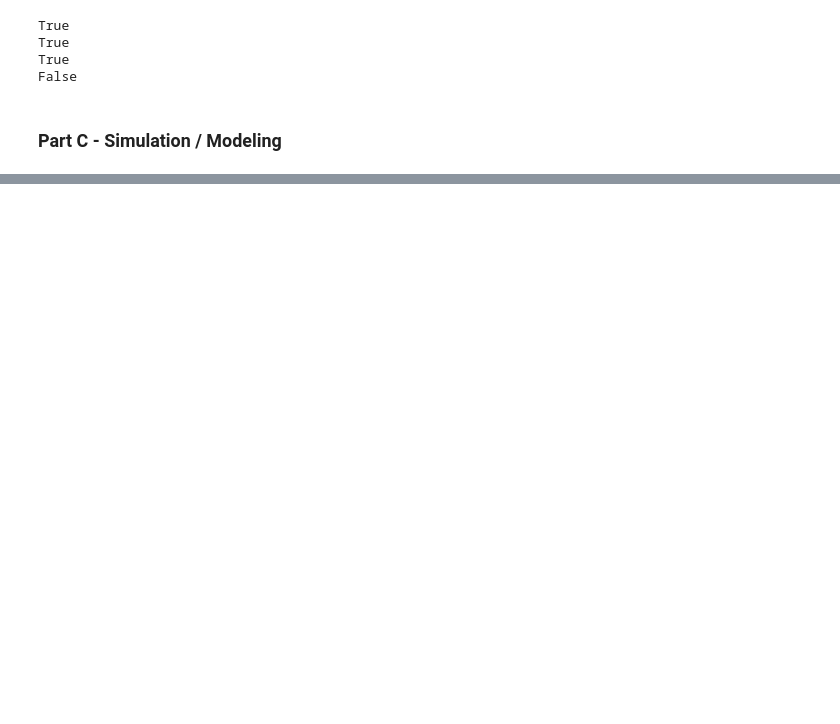
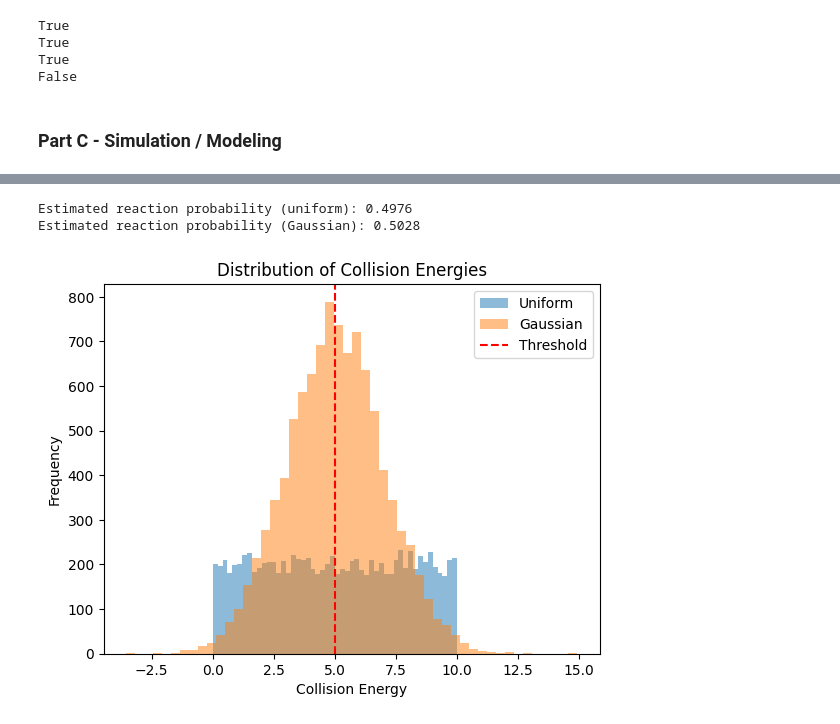
Before and after one commit to LucasEiche/ModLab_groupK, a Jupyter notebook: Project 1/Computational Carpentry Project_group K.ipynb, the cells around one changed output, grey strips where cells are left out. Drawn from its saved outputs; the diff is of its cells as text; code cells hidden in the pictures; blank space fills up the shorter version.

```diff
--- a/Project 1/Computational Carpentry Project_group K.ipynb
+++ b/Project 1/Computational Carpentry Project_group K.ipynb
@@ -216,18 +399,37 @@ convergence_plot(10000, 500)  # Plot convergence up to 10000 samples
 # %%
 # 2. Chemistry-inspired Monte Carlo
 def simulate_collisions(M, threshold=5.0, distribution="uniform"):
-    exceed = 0
-    energies = []
+    exceed = 0        # Counter for collisions exceeding threshold energy
+    energies = []     # List to store the energy of each collision
     for _ in range(M):
         if distribution == "uniform":
-            e = random.uniform(0, 10)
+            e = random.uniform(0, 10)  # Random energy between 0 and 10
         else:
-            e = random.gauss(5, 2)
+            e = random.gauss(5, 2)     # Random energy from Gaussian distribution
         energies.append(e)
         if e > threshold:
             exceed += 1
+    # Return estimated reaction probability and list of energies
     return exceed / M, energies
 
 # Example usage
 prob_uniform, energies_uniform = simulate_collisions(10000, distribution="uniform")  # Probability with uniform distribution
 prob_gauss, energies_gauss = simulate_collisions(10000, distribution="gauss")      # Probability with Gaussian distribution
+
+# Print the estimated probabilities
+print(f"Estimated reaction probability (uniform): {prob_uniform:.4f}")
+print(f"Estimated reaction probability (Gaussian): {prob_gauss:.4f}")
+
+# Plot histograms of collision energies for visualization
+plt.hist(energies_uniform, bins=50, alpha=0.5, label="Uniform")
+plt.hist(energies_gauss, bins=50, alpha=0.5, label="Gaussian")
+plt.axvline(5.0, color="r", linestyle="--", label="Threshold")
+plt.xlabel("Collision Energy")
+plt.ylabel("Frequency")
+plt.title("Distribution of Collision Energies")
+plt.legend()
+plt.show()
+# %% [output]
+Estimated reaction probability (uniform): 0.4976
+Estimated reaction probability (Gaussian): 0.5028
+[figure, added]
```
Also changed, not shown: parts of 17 cells of this notebook.
